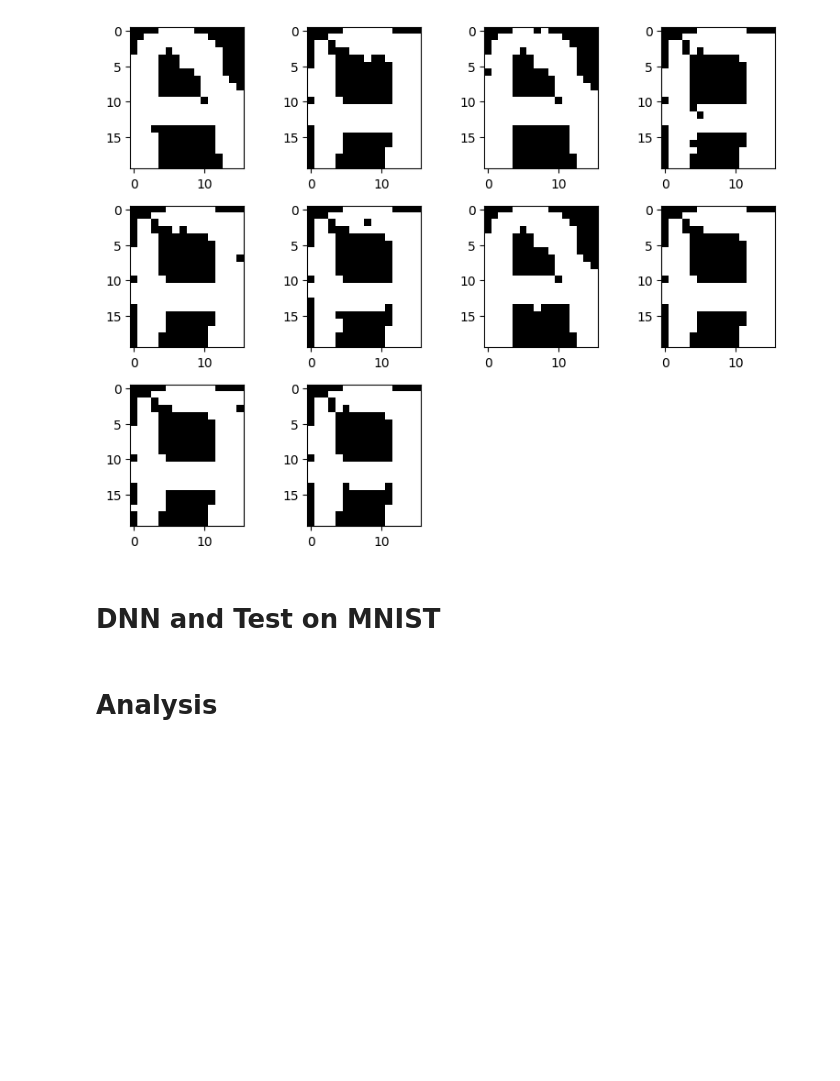
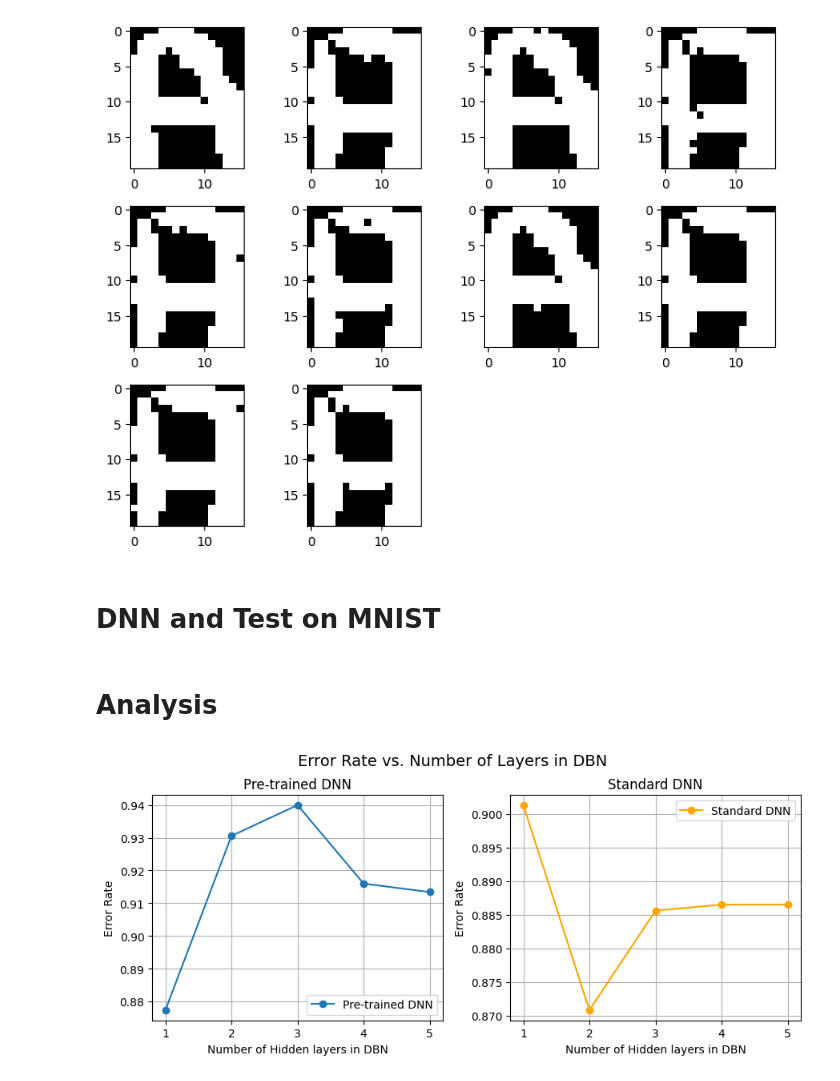
Before and after one commit to MohamedNaama91200/DeepLearning, a Jupyter notebook: Project.ipynb, the cells around one changed output. Saved outputs shown, nothing was run; the diff lists cells and outputs as text; code cells hidden in the pictures; blank space fills up the shorter version.

```diff
--- a/Project.ipynb
+++ b/Project.ipynb
@@ -418,45 +418,49 @@ test_images, test_size_img = process_images_MNIST('data/t10k-images-idx3-ubyte')
 test_labels = load_idx3_ubyte('data/t10k-labels-idx1-ubyte')
 
 nb_features = train_size_img[0]*train_size_img[1]
+# %%
+def train_and_test_dnn(network_size, train_images, encoded_train_labels, test_images, test_labels, pretrain=True):
+    dnn = DNN(network_size=network_size)
+    if pretrain:
+        dnn.pretrain_DNN(train_images, learning_rate=1e-2, len_batch=128, n_epochs=100, verbose=0)
+    dnn.retropropagation(train_images, encoded_train_labels, learning_rate=1e-2, len_batch=128, n_epochs=200, verbose=0)
+    return dnn.test_DNN(test_images, test_labels)
 # %%
-nb_layers_dbn = np.arange(2,11)
+nb_layers_dbn = np.arange(1,6)
 
 networks_size = [[nb_features] + [200]*i + [nb_classes] for i in nb_layers_dbn]
 
 e_pretrained_dnn = []
 e_dnn = []
 
 for s in networks_size:
-    dnn_pretrained = DNN(network_size=s)
-    dnn_pretrained.pretrain_DNN(train_images,learning_rate=1e-2, len_batch=32, n_epochs=100, verbose=0)
-    dnn_pretrained.retropropagation(train_images, encoded_train_labels, learning_rate=1e-2, len_batch=32, n_epochs=200, verbose=0)
-    error_rate = dnn_pretrained.test_DNN(test_images, test_labels)
+    error_rate = train_and_test_dnn(s, train_images, encoded_train_labels, test_images, test_labels)
     e_pretrained_dnn.append(error_rate)
 
-    dnn = DNN(network_size=s)
-    dnn.retropropagation(train_images, encoded_train_labels, learning_rate=1e-2, len_batch=32, n_epochs=200, verbose=0)
-    error_rate = dnn.test_DNN(test_images, test_labels)
+    error_rate = train_and_test_dnn(s, train_images, encoded_train_labels, test_images, test_labels, pretrain=False)
     e_dnn.append(error_rate)
 
 fig, axs = plt.subplots(1, 2, figsize=(9, 4))
 
 axs[0].plot(nb_layers_dbn, e_pretrained_dnn, label='Pre-trained DNN', marker='o')
 axs[0].set_title('Pre-trained DNN')
-axs[0].set_xlabel('Number of Layers in DBN')
+axs[0].set_xlabel('Number of Hidden layers in DBN')
 axs[0].set_ylabel('Error Rate')
 axs[0].grid(True)
 axs[0].legend()
 
 axs[1].plot(nb_layers_dbn, e_dnn, label='Standard DNN', marker='o', color='orange')
 axs[1].set_title('Standard DNN')
-axs[1].set_xlabel('Number of Layers in DBN')
+axs[1].set_xlabel('Number of Hidden layers in DBN')
 axs[1].set_ylabel('Error Rate')
 axs[1].grid(True)
 axs[1].legend()
 
 fig.suptitle('Error Rate vs. Number of Layers in DBN', fontsize=14)
 
 plt.tight_layout()
 plt.subplots_adjust(top=0.85)
 
 plt.show()
+# %% [output]
+[figure, added]
```
Also changed, not shown: parts of 2 cells of this notebook.
